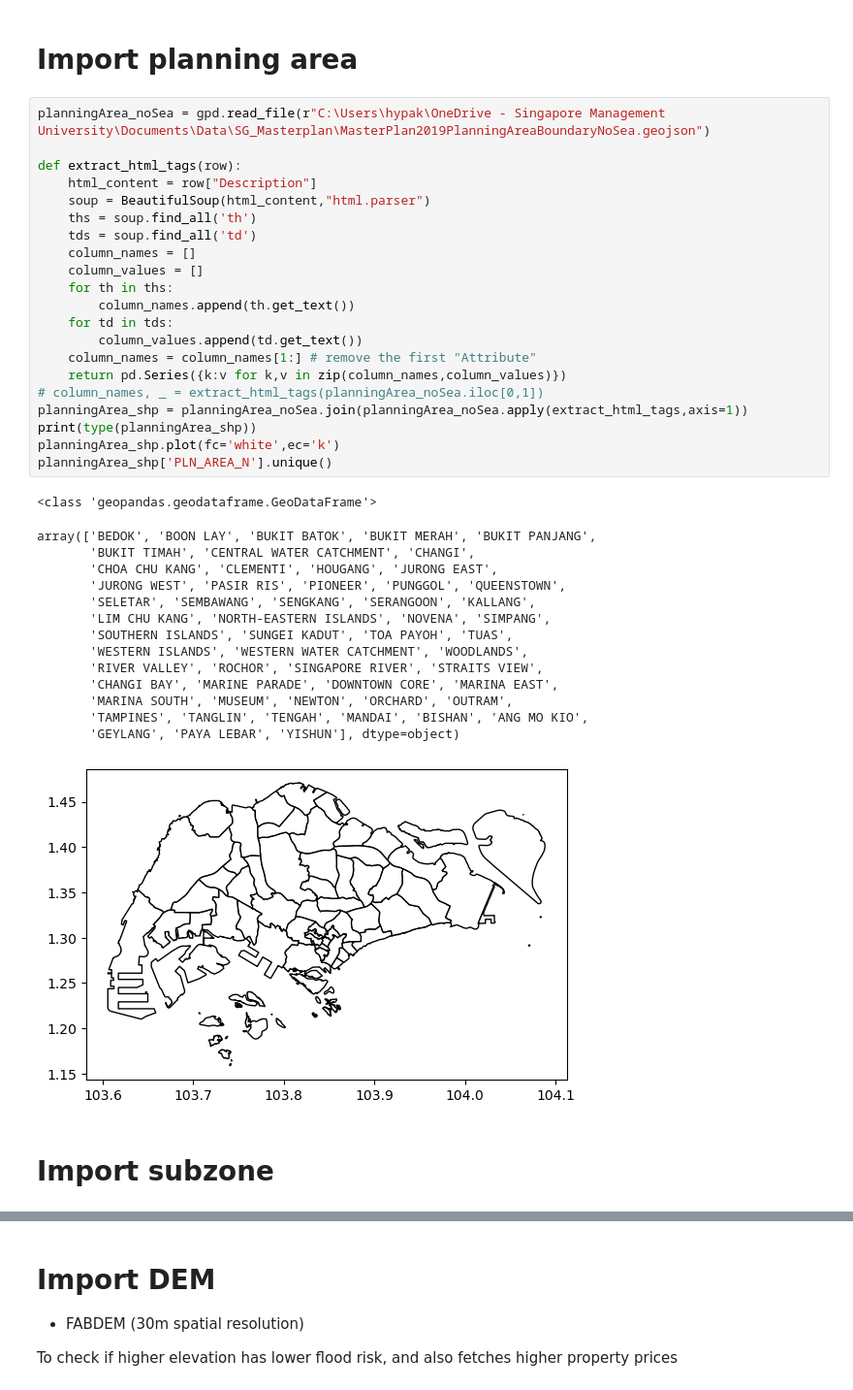
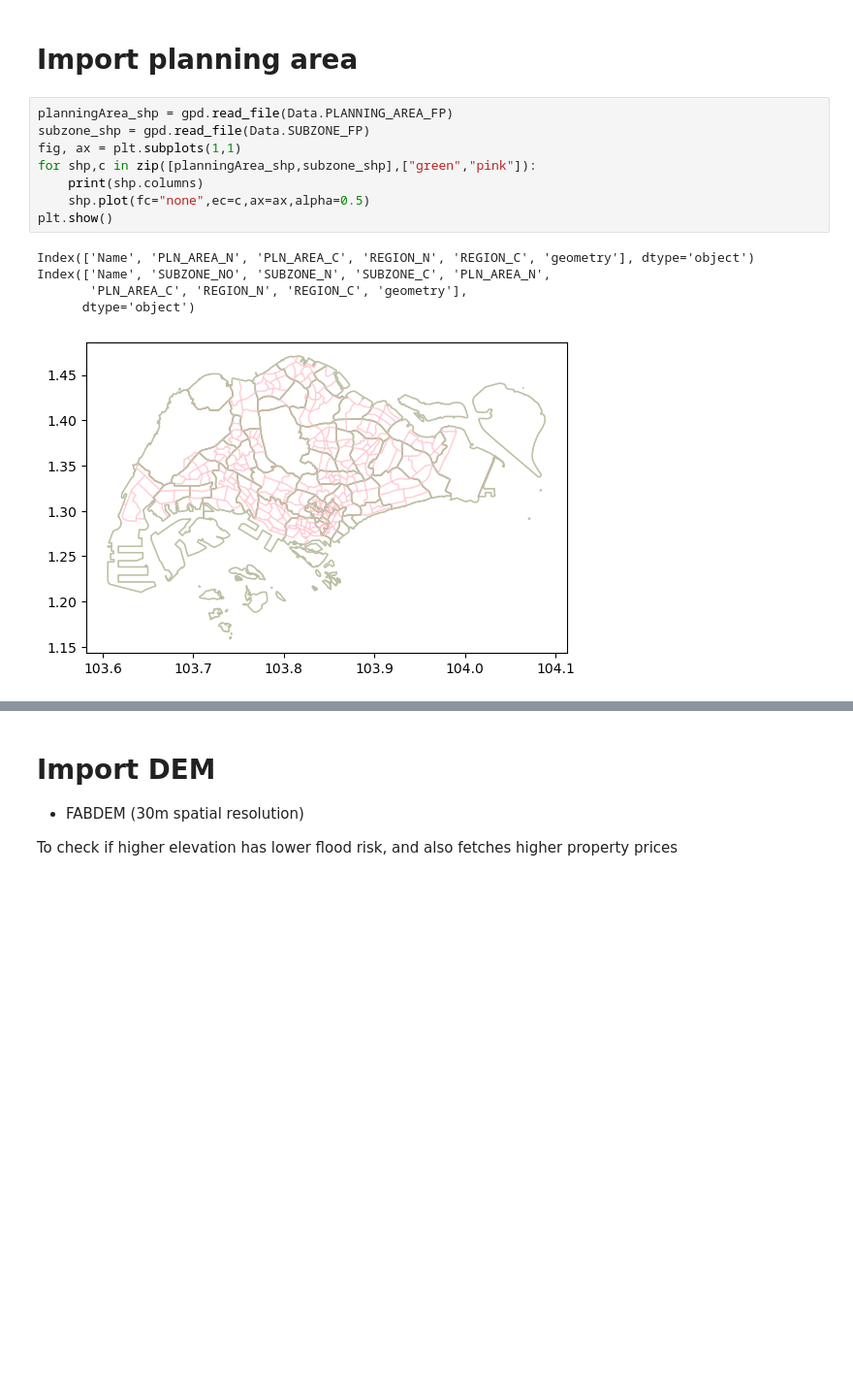
Before and after one commit to pakhuiying/property_prices_flood, a Jupyter notebook: drain_analysis.ipynb, the cells around one changed output, grey strips where cells are left out. Shown at 97% size. Drawn from its saved outputs; the diff is of its cells as text; blank space fills up the shorter version.

```diff
--- a/drain_analysis.ipynb
+++ b/drain_analysis.ipynb
@@ -46,41 +62,16 @@ G_car = ox.load_graphml(r"C:\Users\hypak\OneDrive - Singapore Management Univers
 # %% [markdown]
 # Import planning area
 # %%
-planningArea_noSea = gpd.read_file(r"C:\Users\hypak\OneDrive - Singapore Management University\Documents\Data\SG_Masterplan\MasterPlan2019PlanningAreaBoundaryNoSea.geojson")
-
-def extract_html_tags(row):
-    html_content = row["Description"]
-    soup = BeautifulSoup(html_content,"html.parser")
-    ths = soup.find_all('th')
-    tds = soup.find_all('td')
-    column_names = []
-    column_values = []
-    for th in ths:
-        column_names.append(th.get_text())
-    for td in tds:
-        column_values.append(td.get_text())
-    column_names = column_names[1:] # remove the first "Attribute"
-    return pd.Series({k:v for k,v in zip(column_names,column_values)})
-# column_names, _ = extract_html_tags(planningArea_noSea.iloc[0,1])
-planningArea_shp = planningArea_noSea.join(planningArea_noSea.apply(extract_html_tags,axis=1))
-print(type(planningArea_shp))
-planningArea_shp.plot(fc='white',ec='k')
-planningArea_shp['PLN_AREA_N'].unique()
+planningArea_shp = gpd.read_file(Data.PLANNING_AREA_FP)
+subzone_shp = gpd.read_file(Data.SUBZONE_FP)
+fig, ax = plt.subplots(1,1)
+for shp,c in zip([planningArea_shp,subzone_shp],["green","pink"]):
+    print(shp.columns)
+    shp.plot(fc="none",ec=c,ax=ax,alpha=0.5)
+plt.show()
 # %% [output]
-<class 'geopandas.geodataframe.GeoDataFrame'>
+Index(['Name', 'PLN_AREA_N', 'PLN_AREA_C', 'REGION_N', 'REGION_C', 'geometry'], dtype='object')
+Index(['Name', 'SUBZONE_NO', 'SUBZONE_N', 'SUBZONE_C', 'PLN_AREA_N',
+       'PLN_AREA_C', 'REGION_N', 'REGION_C', 'geometry'],
+      dtype='object')
-array(['BEDOK', 'BOON LAY', 'BUKIT BATOK', 'BUKIT MERAH', 'BUKIT PANJANG',
-       'BUKIT TIMAH', 'CENTRAL WATER CATCHMENT', 'CHANGI',
-       'CHOA CHU KANG', 'CLEMENTI', 'HOUGANG', 'JURONG EAST',
-       'JURONG WEST', 'PASIR RIS', 'PIONEER', 'PUNGGOL', 'QUEENSTOWN',
-       'SELETAR', 'SEMBAWANG', 'SENGKANG', 'SERANGOON', 'KALLANG',
-       'LIM CHU KANG', 'NORTH-EASTERN ISLANDS', 'NOVENA', 'SIMPANG',
-       'SOUTHERN ISLANDS', 'SUNGEI KADUT', 'TOA PAYOH', 'TUAS',
-       'WESTERN ISLANDS', 'WESTERN WATER CATCHMENT', 'WOODLANDS',
-       'RIVER VALLEY', 'ROCHOR', 'SINGAPORE RIVER', 'STRAITS VIEW',
-       'CHANGI BAY', 'MARINE PARADE', 'DOWNTOWN CORE', 'MARINA EAST',
-       'MARINA SOUTH', 'MUSEUM', 'NEWTON', 'ORCHARD', 'OUTRAM',
-       'TAMPINES', 'TANGLIN', 'TENGAH', 'MANDAI', 'BISHAN', 'ANG MO KIO',
-       'GEYLANG', 'PAYA LEBAR', 'YISHUN'], dtype=object)
-[figure, old version]
+[figure, new version]
-# %% [markdown]
-# Import subzone
```
Also changed, not shown: parts of 46 cells of this notebook, 2 other files.
